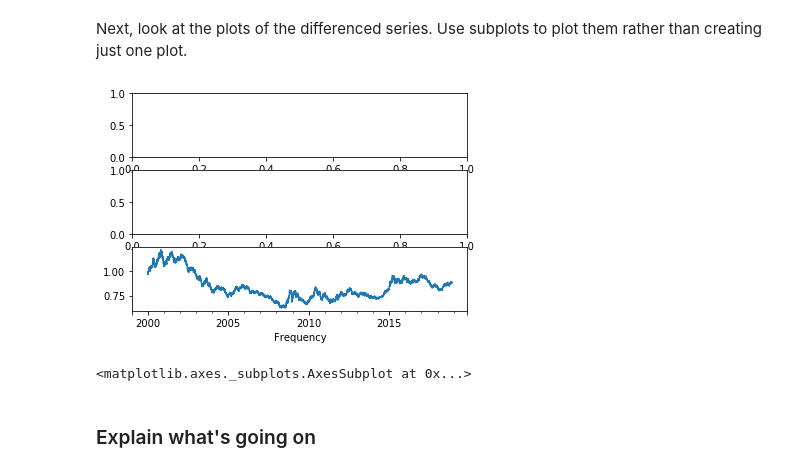
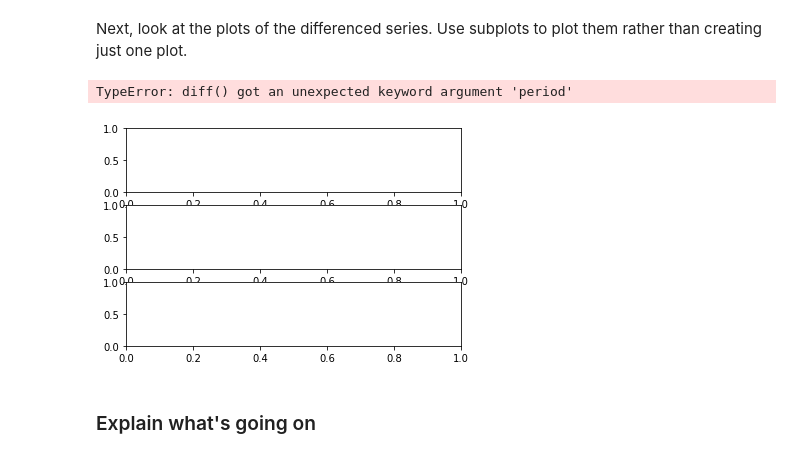
Before and after one commit to fleralle/dsc-corr-autocorr-in-time-series-lab-houston-ds-042219, a Jupyter notebook: index.ipynb, the cells around one changed output. Drawn from its saved outputs; the diff is of its cells as text; code cells hidden in the pictures.

```diff
--- a/index.ipynb
+++ b/index.ipynb
@@ -66,12 +66,12 @@ Next, look at the plots of the differenced series. Use subplots to plot them rat
 # %%
 # your code here
 figs,axes = plt.subplots(nrows=3, ncols=1)
-axes[0] = xrate_ts.Euro.diff(period=1).plot()
-xrate_ts['Australian Dollar'].diff(periods=1).plot(ax=axes[0])
+xrate_ts.Euro.diff(period=1).plot(ax=axes[0])
+xrate_ts['Australian Dollar'].diff(periods=1).plot(ax=axes[1])
 xrate_ts['Danish Krone'].diff(periods=1).plot(ax=axes[1])
 # %% [output]
+TypeError: diff() got an unexpected keyword argument 'period'
-[figure, old version]
+[figure, new version]
-<matplotlib.axes._subplots.AxesSubplot at 0x...>
 # %%
 # your code here
 # %%
```
